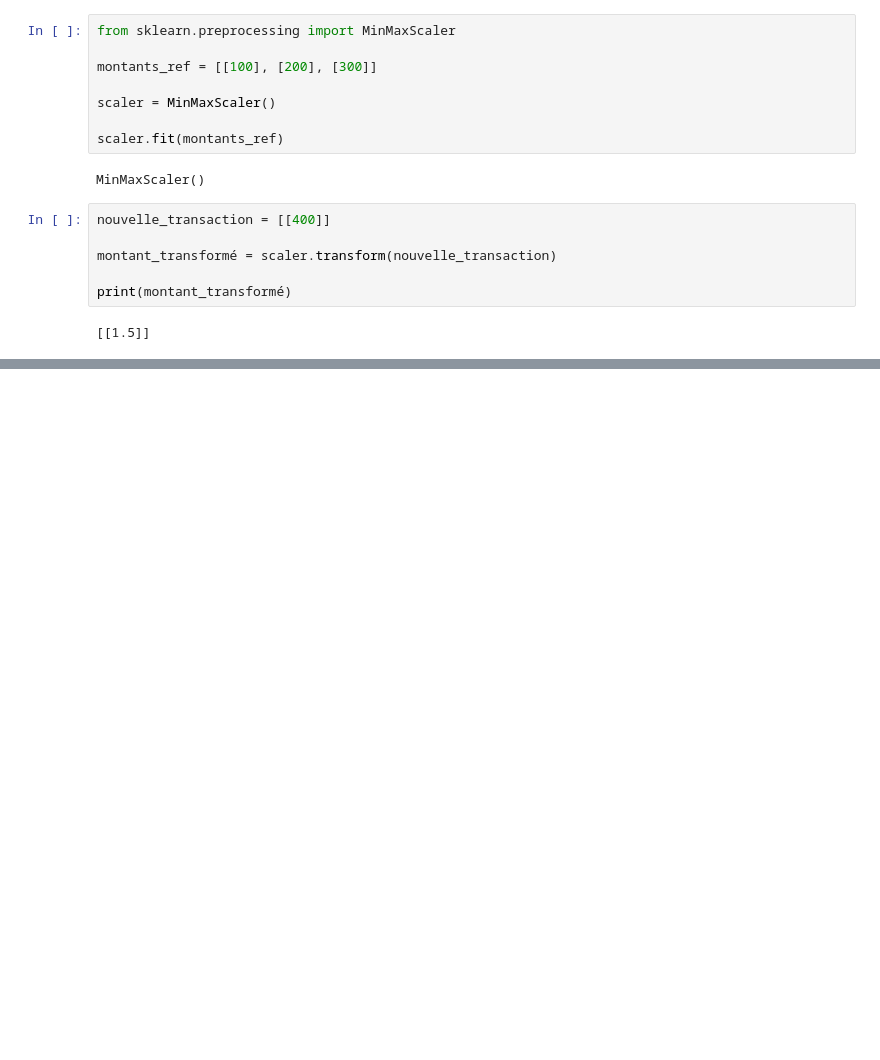
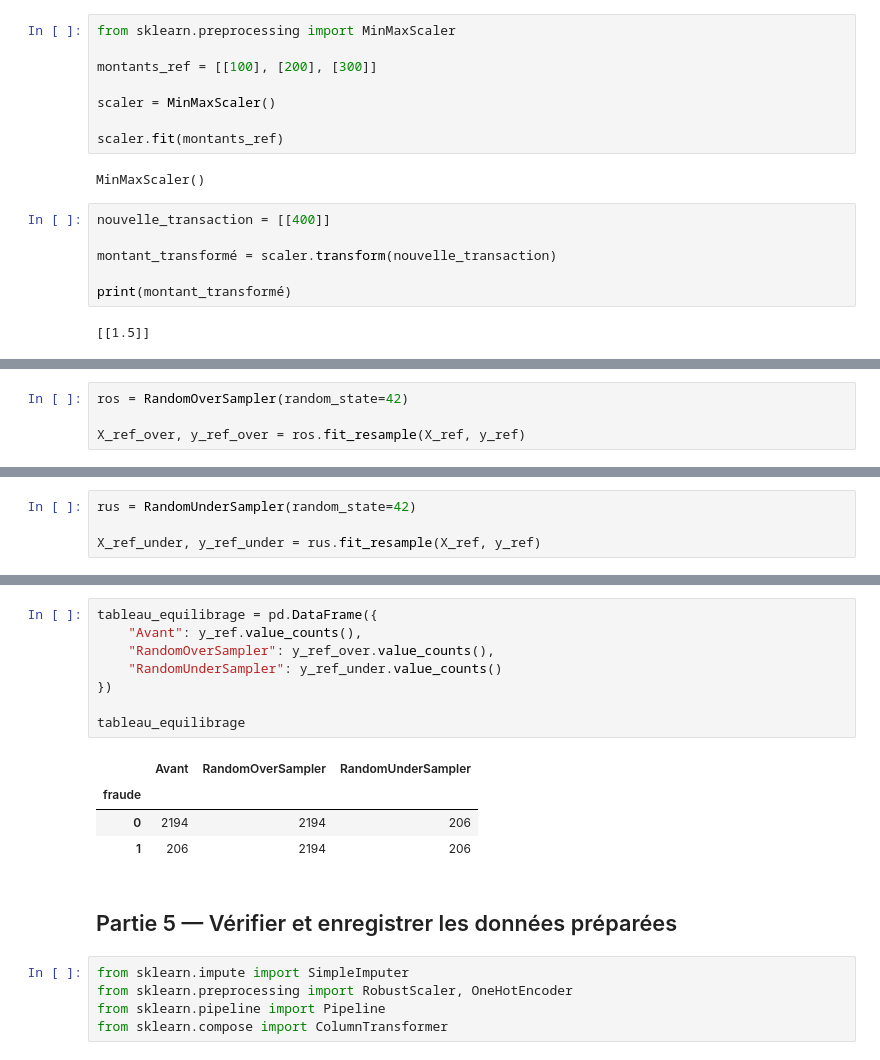
Before and after one commit to fatimadane/TP2-Pretraitement-Avanc--ML, a Jupyter notebook: TP2_Prétraitement_Avancé.ipynb, the cells around one changed output, grey strips where cells are left out. Saved outputs shown, nothing was run; the diff lists cells and outputs as text; blank space fills up the shorter version.

```diff
--- a/TP2_Prétraitement_Avancé.ipynb
+++ b/TP2_Prétraitement_Avancé.ipynb
@@ -571,0 +590,4 @@ print(montant_transformé)
+# %%
+ros = RandomOverSampler(random_state=42)
+
+X_ref_over, y_ref_over = ros.fit_resample(X_ref, y_ref)
@@ -571,0 +603,4 @@ print(montant_transformé)
+# %%
+rus = RandomUnderSampler(random_state=42)
+
+X_ref_under, y_ref_under = rus.fit_resample(X_ref, y_ref)
@@ -571,0 +643,20 @@ print(montant_transformé)
+# %%
+tableau_equilibrage = pd.DataFrame({
+    "Avant": y_ref.value_counts(),
+    "RandomOverSampler": y_ref_over.value_counts(),
+    "RandomUnderSampler": y_ref_under.value_counts()
+})
+
+tableau_equilibrage
+# %% [output]
+|  | Avant | RandomOverSampler | RandomUnderSampler |
+| fraude |  |  |  |
+| 0 | 2194 | 2194 | 206 |
+| 1 | 206 | 2194 | 206 |
+# %% [markdown]
+## Partie 5 — Vérifier et enregistrer les données préparées
+# %%
+from sklearn.impute import SimpleImputer
+from sklearn.preprocessing import RobustScaler, OneHotEncoder
+from sklearn.pipeline import Pipeline
+from sklearn.compose import ColumnTransformer
```
Also changed, not shown: parts of 25 cells of this notebook.
